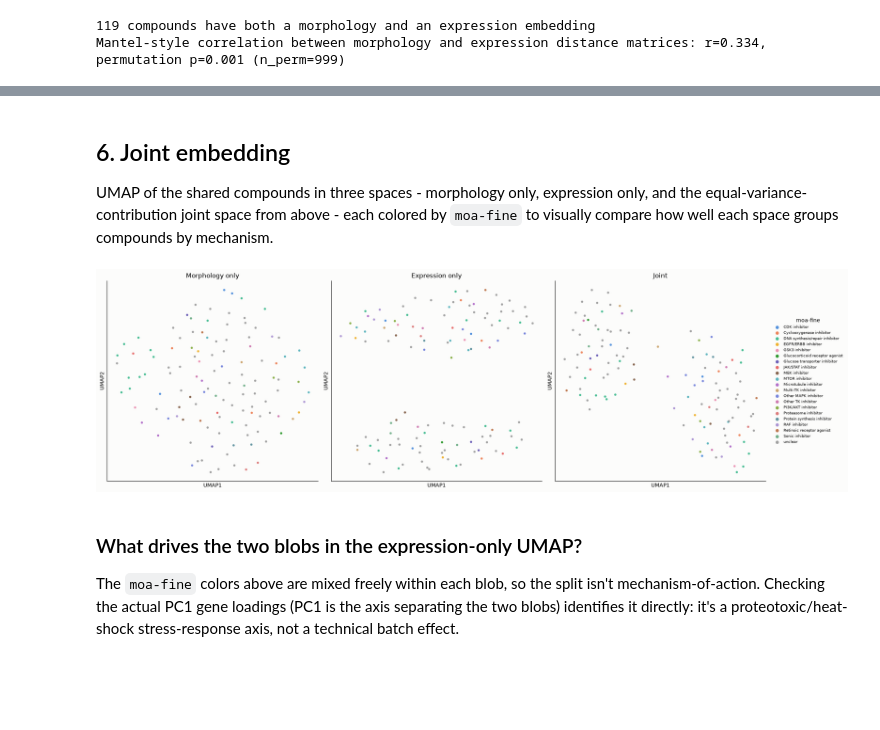
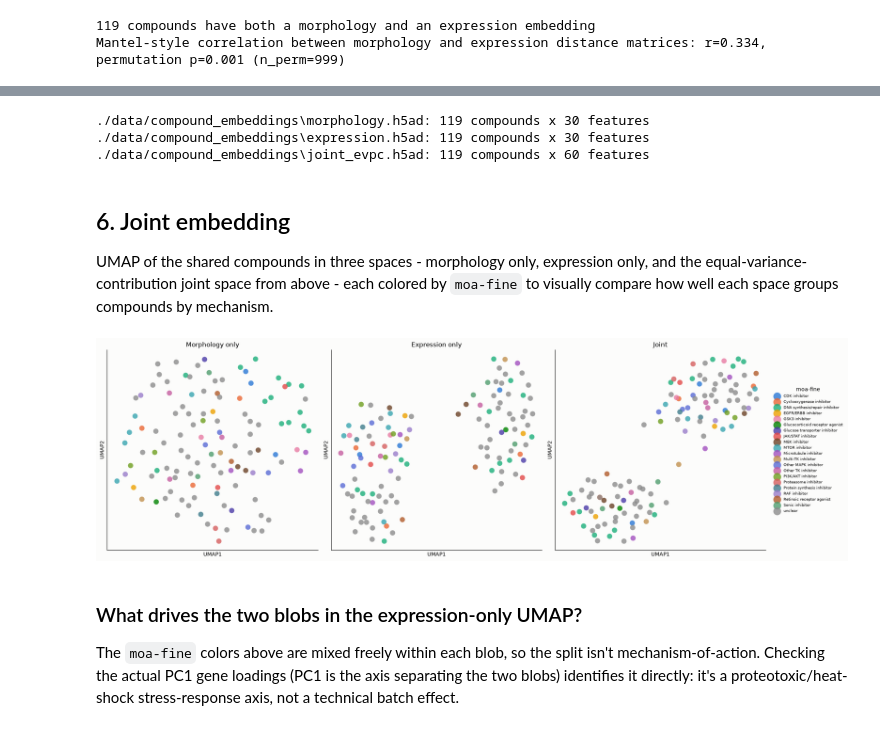
Before and after one commit to Arkkienkeli/hackathon_crossmodal_stream, a Jupyter notebook: OpenScreen/morphology_expression_integration.ipynb, the cells around one changed output, grey strips where cells are left out. Drawn from its saved outputs; the diff is of its cells as text; code cells hidden in the pictures; blank space fills up the shorter version.

```diff
--- a/OpenScreen/morphology_expression_integration.ipynb
+++ b/OpenScreen/morphology_expression_integration.ipynb
@@ -73,7 +84,8 @@ per HepG2 site (`Metadata_EOS == "DMSO"`), silently dropped so far because
 `load_well_pdid` below only resolves wells to a compound `pdid` and DMSO has
 none - section 10 recovers them for a negative-control-based activity check.
 # %%
-rna = ad.read_h5ad("hepg2_cells.h5ad")
+# C:\Users\nbrouwer1\Local projects\cell-painting\data\WS4_data\TAHOE single_cell_level
+rna = ad.read_h5ad("../../data/WS4_data/TAHOE single_cell_level/hepg2_cells.h5ad")
 rna.var_names = rna.var["gene_symbol"].astype(str)
 rna.var_names_make_unique()
 
@@ -112,7 +124,7 @@ salt/hydrate/formulation suffix - either parenthetical (e.g. `"Idarubicin
 missed matches, not real compound identity differences. This resolves all
 120 drugs to a `pdid` - a perfect match.
 # %%
-ANNOTATION_DIR = "annotations"
+ANNOTATION_DIR = "../../data/WS4_data/OpenScreen morphology-20260901T075256Z-1-001/OpenScreen morphology/annotations/annotations"
 
 compounds = pd.read_csv(os.path.join(ANNOTATION_DIR, "pd_export_04_2022_2464_compounds_standardized.csv"))
 compounds = compounds.drop_duplicates(subset="name", keep="first")
@@ -211,7 +223,11 @@ HepG2 only). Feature selection is run once on the pooled HepG2 profiles so
 all four sites share one feature set, mirroring the "combined" analysis in
 the morphology notebook.
 # %%
-DATA_DIR = "aggregated_data"
+# abspath: CWD + relative path exceeds Windows MAX_PATH before `..` collapses
+DATA_DIR = os.path.abspath(
+    "../../data/WS4_data/OpenScreen morphology-20260901T075256Z-1-001/"
+    "OpenScreen morphology/aggregated_data/aggregated_data/"
+)
 HEPG2_SITES = [d for d in sorted(os.listdir(DATA_DIR)) if d.endswith("HepG2")]
 COMPARTMENTS = ["Cells", "Nuc", "Cyto"]
 
@@ -226,7 +242,7 @@ def parse_plate_replicate(filename: str) -> tuple[str, str]:
 def load_site_profiles(site_dir: str, site_name: str) -> pd.DataFrame:
     frames = []
     for f in sorted(glob.glob(os.path.join(site_dir, "*.csv"))):
-        d = pd.read_csv(f)
+        d = pd.read_csv(os.path.abspath(f))
         feature_cols = [c for c in d.columns if not c.startswith("Metadata_")]
         d[feature_cols] = d[feature_cols].astype("float32")
         plate, replicate = parse_plate_replicate(os.path.basename(f))
@@ -403,3 +426,65 @@ Name: silhouette_by_moa_fine, dtype: float64
+# %%
+EMBEDDING_DIR = "./data/compound_embeddings"
+os.makedirs(EMBEDDING_DIR, exist_ok=True)
+
+emb_obs = pd.DataFrame(
+    {
+        "Metadata_Drug": list(shared_compounds),
+        "Metadata_moa_fine": moa_shared.astype(str).to_numpy(),
+        "Metadata_pdid": [str(drug_to_pdid[d]) for d in shared_compounds],
+    },
+    index=list(shared_compounds),
+)
+
+
+def _pc_var(prefix: str, n: int) -> pd.DataFrame:
+    return pd.DataFrame(index=[f"{prefix}{i}" for i in range(n)])
+
+
+emb_morph = ad.AnnData(
+    X=morph_z.to_numpy().astype(np.float32),
+    obs=emb_obs.copy(),
+    var=_pc_var("PC", morph_z.shape[1]),
+)
+emb_morph.uns["space"] = "morphology"
+emb_morph.uns["scaling"] = "zscore_per_pc"
+
+emb_expr = ad.AnnData(
+    X=rna_z.to_numpy().astype(np.float32),
+    obs=emb_obs.copy(),
+    var=_pc_var("PC", rna_z.shape[1]),
+)
+emb_expr.uns["space"] = "expression"
+emb_expr.uns["scaling"] = "zscore_per_pc"
+
+n_pcs_morph_z, n_pcs_expr_z = morph_z.shape[1], rna_z.shape[1]
+emb_joint = ad.AnnData(
+    X=joint_z.astype(np.float32),
+    obs=emb_obs.copy(),
+    var=pd.DataFrame(
+        index=[f"morphology_PC{i}" for i in range(n_pcs_morph_z)]
+        + [f"expression_PC{i}" for i in range(n_pcs_expr_z)]
+    ),
+)
+emb_joint.uns["space"] = "joint_evpc"
+emb_joint.uns["scaling"] = "zscore_per_pc_then_1_over_sqrt_n_pcs"
+emb_joint.uns["evpc_morphology_n_pcs"] = int(n_pcs_morph_z)
+emb_joint.uns["evpc_expression_n_pcs"] = int(n_pcs_expr_z)
+emb_joint.uns["evpc_morphology_scale"] = float(1.0 / np.sqrt(n_pcs_morph_z))
+emb_joint.uns["evpc_expression_scale"] = float(1.0 / np.sqrt(n_pcs_expr_z))
+
+for name, adata in (
+    ("morphology", emb_morph),
+    ("expression", emb_expr),
+    ("joint_evpc", emb_joint),
+):
+    path = os.path.join(EMBEDDING_DIR, f"{name}.h5ad")
+    adata.write_h5ad(path)
+    print(f"{path}: {adata.n_obs} compounds x {adata.n_vars} features")
+# %% [output]
+./data/compound_embeddings\morphology.h5ad: 119 compounds x 30 features
+./data/compound_embeddings\expression.h5ad: 119 compounds x 30 features
+./data/compound_embeddings\joint_evpc.h5ad: 119 compounds x 60 features
 # %% [markdown]
 ## 6. Joint embedding
 
@@ -423,36 +508,36 @@ def color_map(categories, palette=PALETTE):
 def plot_umap(ax, xy, labels, title, cmap):
     for cat, color in cmap.items():
         mask = labels == cat
-        ax.scatter(xy[mask, 0], xy[mask, 1], s=18, alpha=0.8, color=color, linewidths=0, label=cat)
+        ax.scatter(xy[mask, 0], xy[mask, 1], s=100, alpha=0.8, color=color, linewidths=0, label=cat)
     ax.set_xlabel("UMAP1")
     ax.set_ylabel("UMAP2")
     ax.set_xticks([])
     ax.set_yticks([])
     for spine in ("top", "right"):
         ax.spines[spine].set_visible(False)
     ax.set_title(title)
 
 
 moa_labels = moa_shared.to_numpy()
 cmap = color_map(moa_labels)
 
 embeddings = {
     "Morphology only": embed(morph_z.to_numpy()),
     "Expression only": embed(rna_z.to_numpy()),
     "Joint": embed(joint_z),
 }
 
 fig, axes = plt.subplots(1, 3, figsize=(20, 6))
 for ax, (title, a) in zip(axes, embeddings.items()):
     plot_umap(ax, a.obsm["X_umap"], moa_labels, title, cmap)
 axes[-1].legend(
     markerscale=1.5, fontsize=7, frameon=False, loc="center left",
     bbox_to_anchor=(1.02, 0.5), title="moa-fine",
 )
 fig.tight_layout()
 plt.show()
 # %% [output]
-[figure, old version]
+[figure, new version]
 # %% [markdown]
 ### What drives the two blobs in the expression-only UMAP?
 
```
Also changed, not shown: parts of 23 cells of this notebook, 17 other files.
